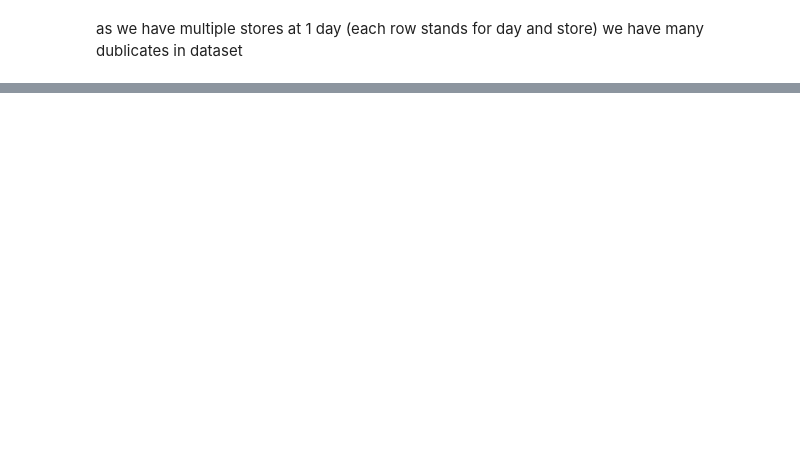
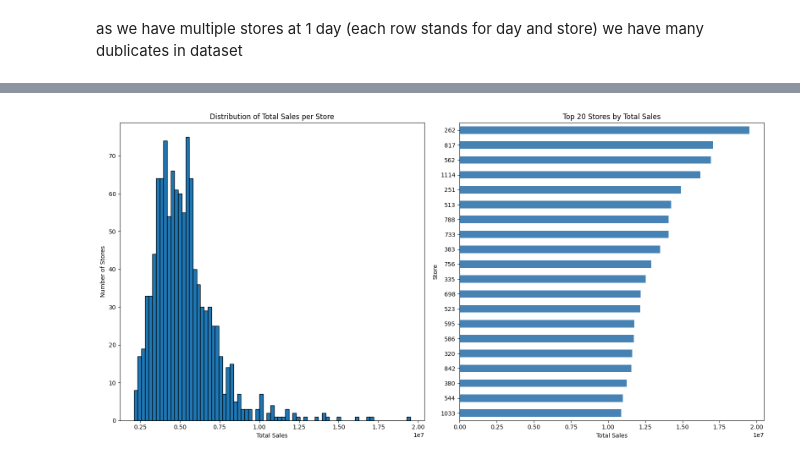
Before and after one commit to PigStep/store-sales-forecast, a Jupyter notebook: notebooks/EDA.ipynb, the cells around one changed output, grey strips where cells are left out. Drawn from its saved outputs; the diff is of its cells as text; code cells hidden in the pictures; blank space fills up the shorter version.

Commit message:
feat: add distribution analysis part

```diff
--- a/notebooks/EDA.ipynb
+++ b/notebooks/EDA.ipynb
@@ -66,0 +89,2 @@ plt.show()
+# %%
+df["Total sales"] = df.groupby("Date")["Sales"].sum()
@@ -66,0 +101,20 @@ plt.show()
+# %%
+df["Day of month"] = df.index.day
+df["Month"] = df.index.month
+df["Year"] = df.index.year
+df["Week of year"] = df.index.isocalendar().week.astype(int)
+df["Day of year"] = df.index.dayofyear
+df["Quarter"] = df.index.quarter
+df["Is weekend"] = (df.index.dayofweek >= 5).astype(int)
+
+def get_season(month):
+    if month in [12, 1, 2]:
+        return 0  # Winter
+    elif month in [3, 4, 5]:
+        return 1  # Spring
+    elif month in [6, 7, 8]:
+        return 2  # Summer
+    else:
+        return 3  # Autumn
+
+df["Season"] = df["Month"].apply(get_season)
@@ -66,0 +173,20 @@ plt.show()
+# %%
+store_sales = df.groupby("Store")["Sales"].sum().sort_values(ascending=True)
+
+fig, axes = plt.subplots(1, 2, figsize=(16, 8))
+
+store_sales.plot(kind="hist", bins=75, ax=axes[0], edgecolor="black")
+axes[0].set_title("Distribution of Total Sales per Store")
+axes[0].set_xlabel("Total Sales")
+axes[0].set_ylabel("Number of Stores")
+
+top_n = 20
+store_sales.tail(top_n).plot(kind="barh", ax=axes[1], color="steelblue")
+axes[1].set_title(f"Top {top_n} Stores by Total Sales")
+axes[1].set_xlabel("Total Sales")
+axes[1].set_ylabel("Store")
+
+plt.tight_layout()
+plt.show()
+# %% [output]
+[figure, added]
```
Also changed, not shown: parts of 18 cells of this notebook.
